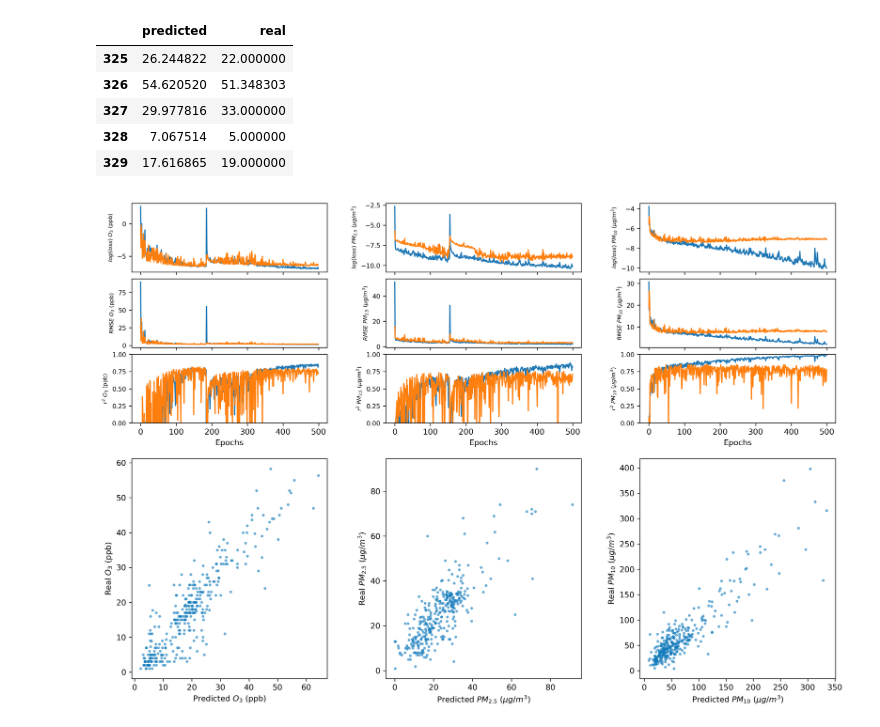
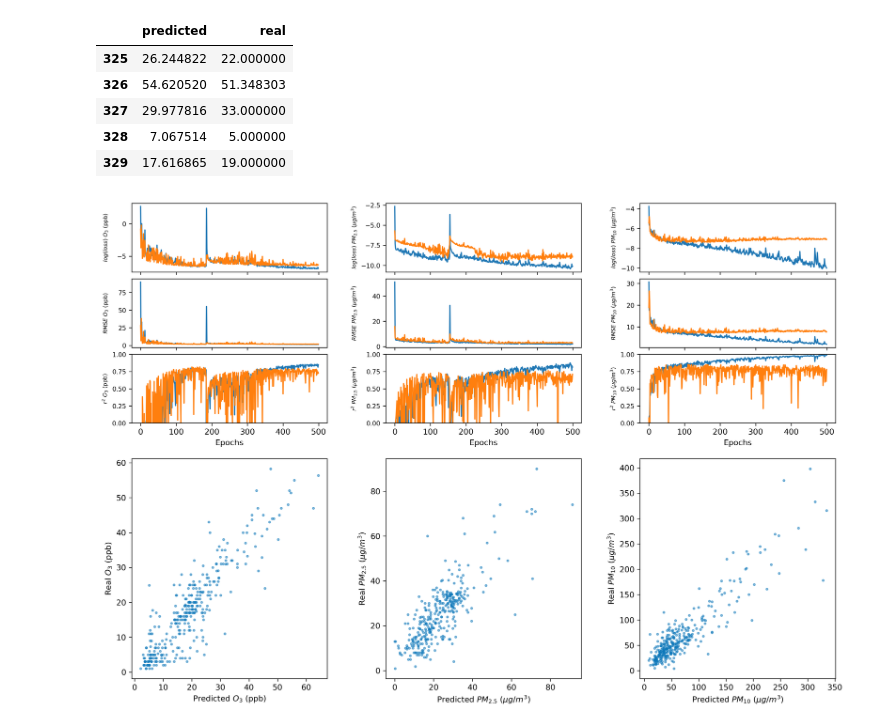
Before and after one commit to gucoloradoc/AQF, a Jupyter notebook: notebooks/Neural_networks_visualizations.ipynb, the cells around one changed output. Drawn from its saved outputs; the diff is of its cells as text; code cells hidden in the pictures.

Commit message:
Modified visualizations for ANN outputs without metrics

```diff
--- a/notebooks/Neural_networks_visualizations.ipynb
+++ b/notebooks/Neural_networks_visualizations.ipynb
@@ -64,31 +65,35 @@ for i,pol in enumerate(testmetrics):
 
 
     #Loss
     trainsub[i][0].plot(trainmetrics[i]['epochs'],np.log(trainmetrics[i]['t_loss']))
     trainsub[i][0].plot(trainmetrics[i]['epochs'],np.log(trainmetrics[i]['val_loss']))
     trainsub[i][0].set_ylabel('$log(loss)$ '+polu_labels[i], **{'size':7})
+    gridfig.align_ylabels(trainsub[i][:])
 
     #RMSE
     trainsub[i][1].plot(trainmetrics[i]['epochs'],trainmetrics[i]['t_rmse'])
     trainsub[i][1].plot(trainmetrics[i]['epochs'],trainmetrics[i]['val_rmse'])
     trainsub[i][1].set_ylabel('$RMSE$ '+polu_labels[i], **{'size':7})
 
     #r2
     trainsub[i][2].plot(trainmetrics[i]['epochs'],trainmetrics[i]['t_r2'])
     trainsub[i][2].plot(trainmetrics[i]['epochs'],trainmetrics[i]['val_r2'])
     trainsub[i][2].set_xlabel('Epochs')
     trainsub[i][2].set_ylabel('$r^2$ '+polu_labels[i], **{'size':7})
     trainsub[i][2].set_ylim([0,1])
 
     plt.draw()
     for j in range(3):
         #print(trainsub[i][j].get_yticklabels()[2])
         trainsub[i][j].set_yticklabels(trainsub[i][j].get_yticklabels(), **{'size':8})
 
     #Test plots
     testsub.append(gridfig.add_subplot(testgrid[i]))
     testsub[i].plot(pol['predicted'], pol['real'],**{'ls':'', 'marker':'.', 'ms':5, 'mec':'#0277BD', 'alpha':0.5})
     testsub[i].set_xlabel('Predicted '+ polu_labels[i])
     testsub[i].set_ylabel('Real '+ polu_labels[i])
+
+gridfig.savefig(path.join(figures_path,'DNN_results_metrics.jpg'))
+gridfig.savefig(path.join(figures_path,'DNN_results_metrics.pdf'), format='pdf')
 # %% [output]
-[figure, old version]
+[figure, new version]
```
Also changed, not shown: parts of 1 cell of this notebook, 2 other files.
